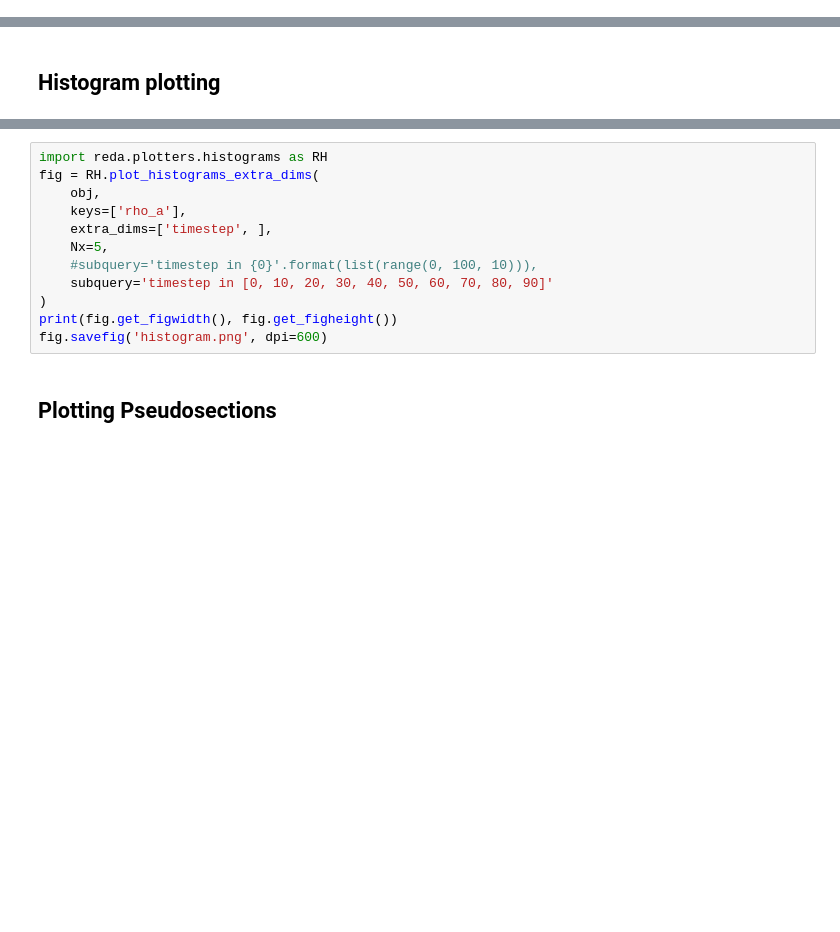
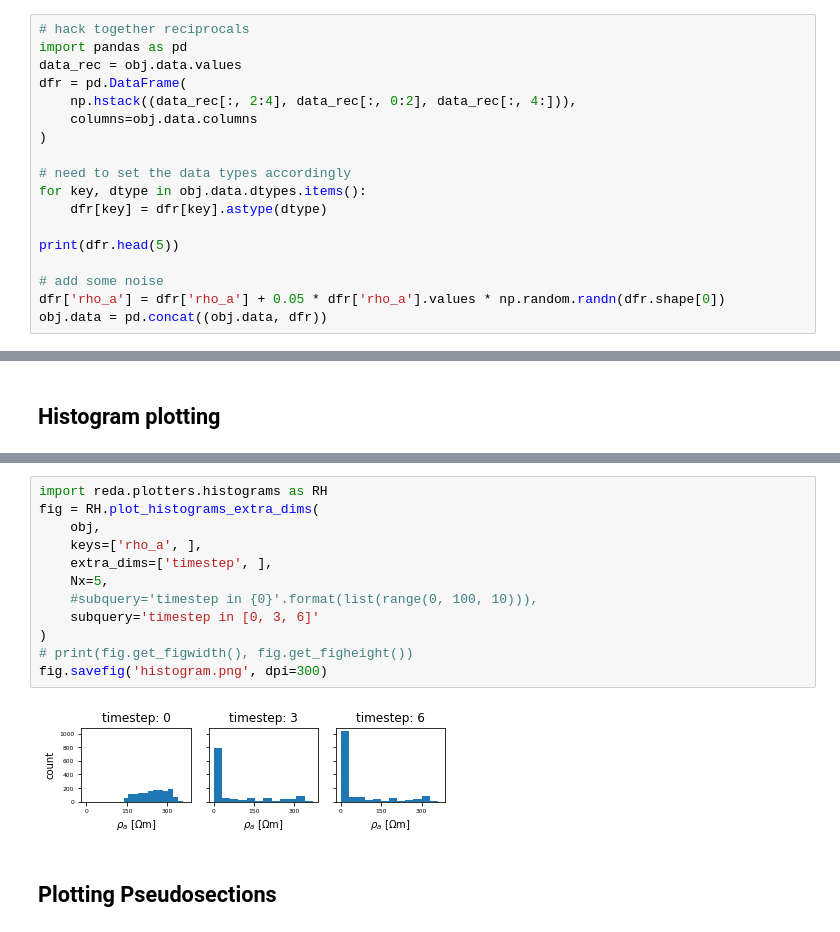
Before and after one commit to geophysics-ubonn/try-reda, a Jupyter notebook: reda_test.ipynb, the cells around one changed output, grey strips where cells are left out. Cells and saved outputs as stored; diff of their text form; blank space fills up the shorter version.

```diff
--- a/reda_test.ipynb
+++ b/reda_test.ipynb
@@ -20,0 +74,18 @@ obj.compute_K_analytical(spacing=1)
+# %%
+# hack together reciprocals
+import pandas as pd
+data_rec = obj.data.values
+dfr = pd.DataFrame(
+    np.hstack((data_rec[:, 2:4], data_rec[:, 0:2], data_rec[:, 4:])),
+    columns=obj.data.columns
+)
+
+# need to set the data types accordingly
+for key, dtype in obj.data.dtypes.items():
+    dfr[key] = dfr[key].astype(dtype)
+
+print(dfr.head(5))
+
+# add some noise
+dfr['rho_a'] = dfr['rho_a'] + 0.05 * dfr['rho_a'].values * np.random.randn(dfr.shape[0])
+obj.data = pd.concat((obj.data, dfr))
@@ -38,15 +167,17 @@ print(obj.data.query('timestep == 10 and rho_a < 200'))
 # %%
 import reda.plotters.histograms as RH
 fig = RH.plot_histograms_extra_dims(
     obj,
-    keys=['rho_a'],
+    keys=['rho_a', ],
     extra_dims=['timestep', ],
     Nx=5,
     #subquery='timestep in {0}'.format(list(range(0, 100, 10))),
-    subquery='timestep in [0, 10, 20, 30, 40, 50, 60, 70, 80, 90]'
+    subquery='timestep in [0, 3, 6]'
 )
-print(fig.get_figwidth(), fig.get_figheight())
-fig.savefig('histogram.png', dpi=600)
+# print(fig.get_figwidth(), fig.get_figheight())
+fig.savefig('histogram.png', dpi=300)
+# %% [output]
+[figure, added]
 # %% [markdown]
 ## Plotting Pseudosections
 # %%
```
Also changed, not shown: parts of 16 cells of this notebook.
